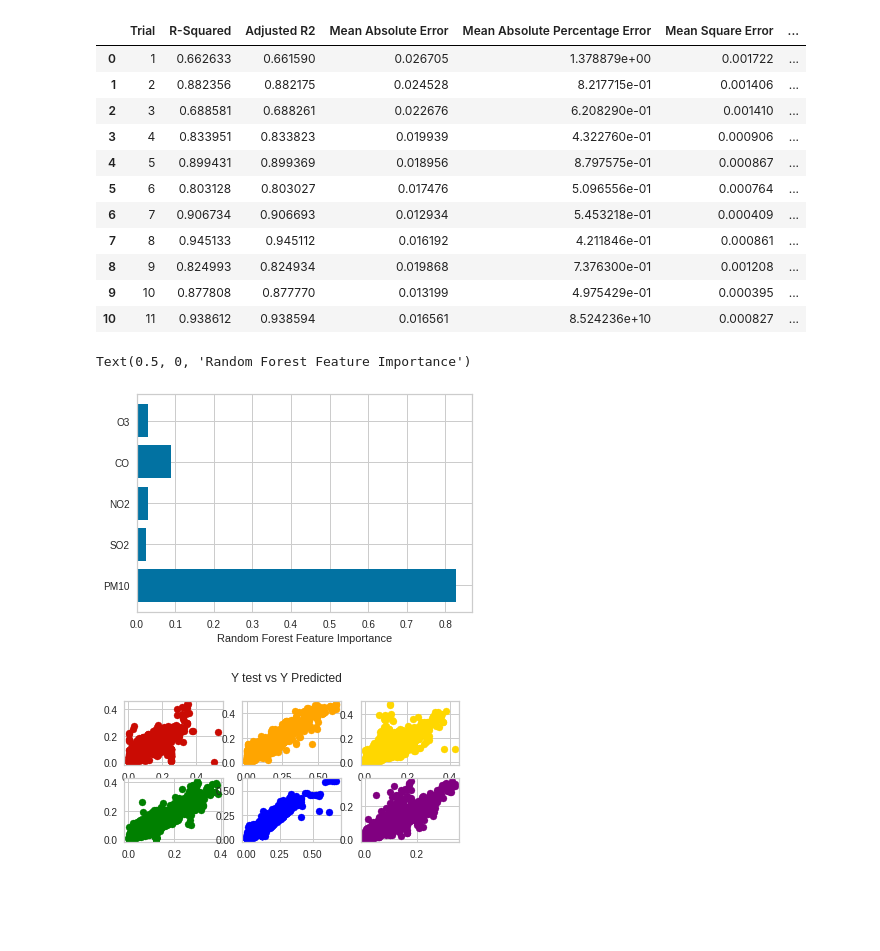
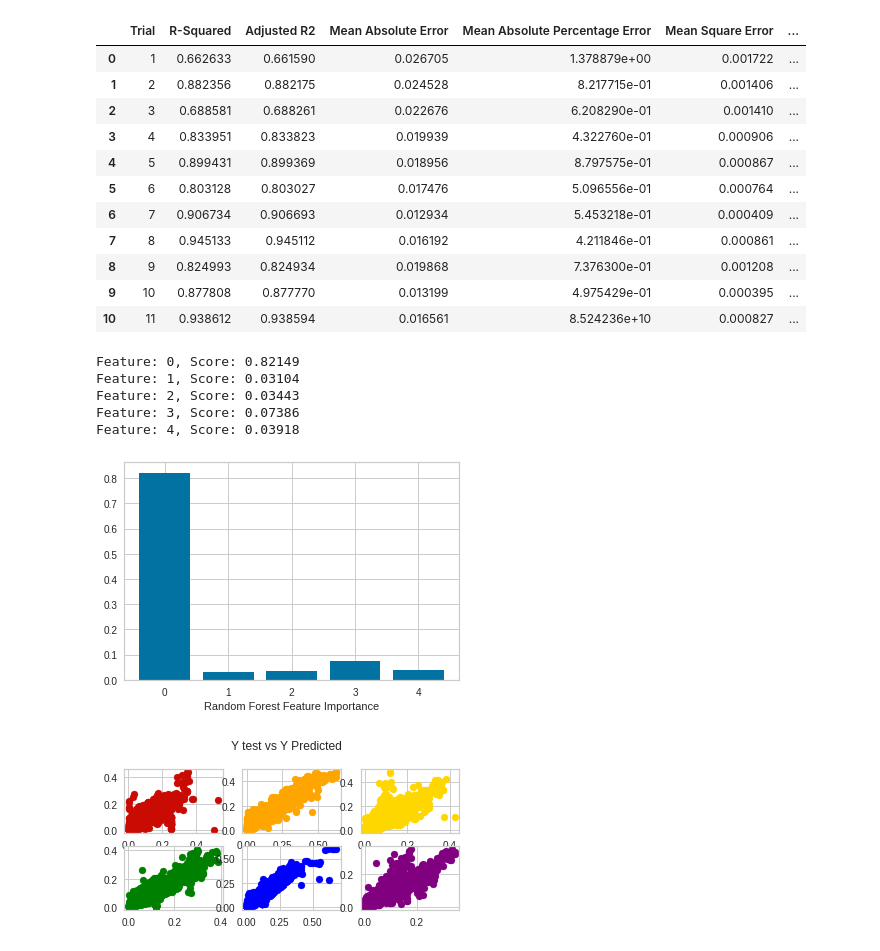
Before and after one commit to Ethompsonbecker/CIND820-BigDataAnalyticsProject, a Jupyter notebook: RandomForest/RandomForestA.ipynb, the cells around one changed output. Drawn from its saved outputs; the diff is of its cells as text; code cells hidden in the pictures; blank space fills up the shorter version.

```diff
--- a/RandomForest/RandomForestA.ipynb
+++ b/RandomForest/RandomForestA.ipynb
@@ -821,16 +832,23 @@ results
 | 8 | 9 | 0.824993 | 0.824934 | 0.019868 | 7.376300e-01 | 0.001208 | ... |
 | 9 | 10 | 0.877808 | 0.877770 | 0.013199 | 4.975429e-01 | 0.000395 | ... |
 | 10 | 11 | 0.938612 | 0.938594 | 0.016561 | 8.524236e+10 | 0.000827 | ... |
-# %%
-#check feature importance
-feat = rndf.feature_importances_
-x = ['PM10','SO2', 'NO2','CO','O3']
-
-plt.barh(x, feat)
-plt.xlabel("Random Forest Feature Importance")
-# %% [output]
-Text(0.5, 0, 'Random Forest Feature Importance')
-[figure, removed]
+# %%
+# get importance
+importance = rndf.feature_importances_
+# summarize feature importance
+for i,v in enumerate(importance):
+	print('Feature: %0d, Score: %.5f' % (i,v))
+# plot feature importance
+plt.bar([x for x in range(len(importance))], importance)
+plt.xlabel("Random Forest Feature Importance")
+plt.show()
+# %% [output]
+Feature: 0, Score: 0.82149
+Feature: 1, Score: 0.03104
+Feature: 2, Score: 0.03443
+Feature: 3, Score: 0.07386
+Feature: 4, Score: 0.03918
+[figure, added]
 # %%
 #Plot of test values vs predicted values
 #for trials 1-6
```
Also changed, not shown: parts of 2 cells of this notebook.
